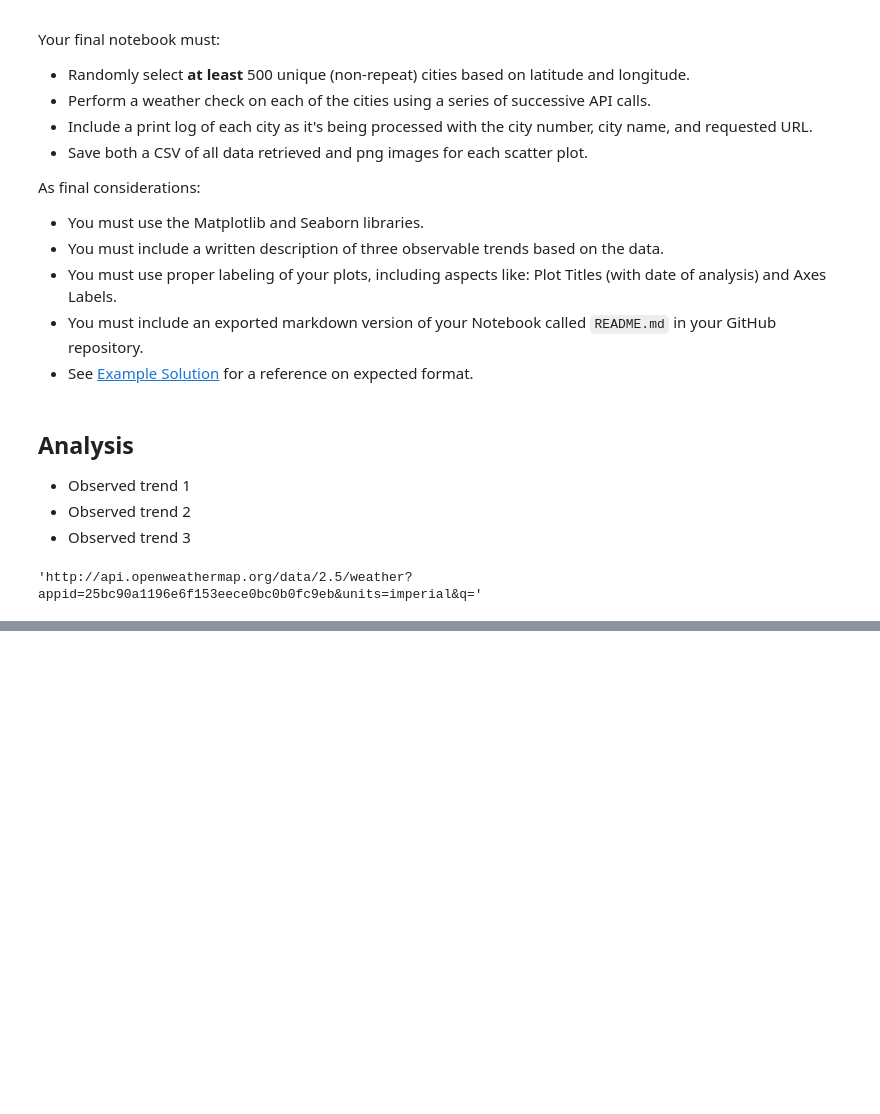
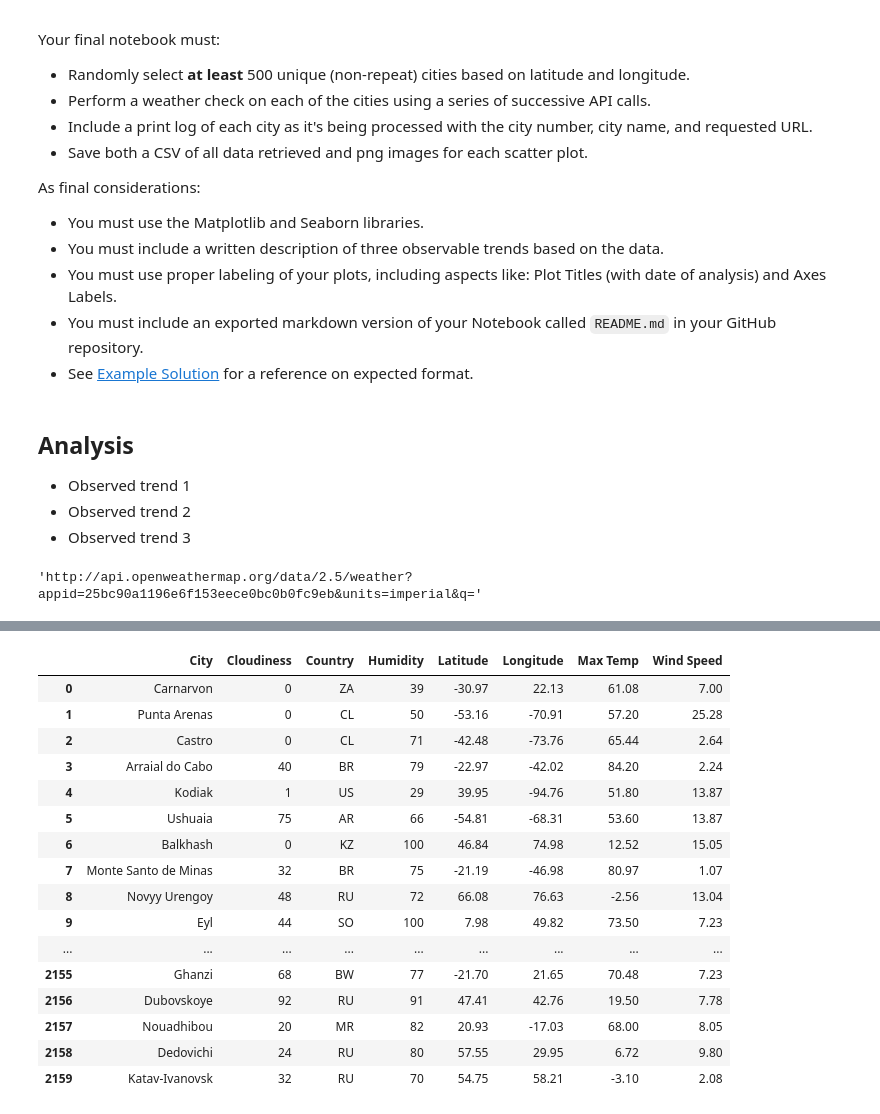
Before and after one commit to nlove21/weather-analysis, a Jupyter notebook: weatherPy.ipynb, the cells around one changed output, grey strips where cells are left out. Cells and saved outputs as stored; diff of their text form; code cells hidden in the pictures; blank space fills up the shorter version.

Commit message:
Fourth Commit
display the data frames

```diff
--- a/weatherPy.ipynb
+++ b/weatherPy.ipynb
@@ -113,0 +129,89 @@ dtype: int64
+# %%
+# setting init lists
+
+lat_data = []
+long_data = []
+temp_data = []
+temp_max = []
+city_data = []
+country = []
+Humi_data = []
+cld_data = []
+wind_data = []
+# %%
+#display the city data frames
+
+for data in weather_json:
+    try:
+        lat1 = data.get("coord").get("lat")
+        lat_data.append(lat1)
+        temp1 = data.get("main").get("temp")
+        temp_data.append(temp1)
+        city1 = data.get("name")
+        city_data.append(city1)
+        country1 = data.get("sys").get("country")
+        country.append(country1)
+        Humi1 = data.get("main").get("humidity")
+        Humi_data.append(Humi1)
+        cld1 = data.get("clouds").get("all")
+        cld_data.append(cld1)
+        wind1 = data.get("wind").get("speed")
+        wind_data.append(wind1)
+        long1 = data.get("coord").get("lon")
+        long_data.append(long1)
+        temp1 = data.get("main").get("temp_max")
+        temp_max.append(temp1)
+
+    except:
+        pass
+
+    continue
+
+for data in weather_json:
+    try:
+        lat1 = data.get("coord").get("lat")
+        lat_data.append(lat1)
+        temp1 = data.get("main").get("temp")
+        temp_data.append(temp1)
+        city1 = data.get("name")
+        city_data.append(city1)
+        country1 = data.get("sys").get("country")
+        country.append(country1)
+        Humi1 = data.get("main").get("humidity")
+        Humi_data.append(Humi1)
+        cld1 = data.get("clouds").get("all")
+        cld_data.append(cld1)
+        wind1 = data.get("wind").get("speed")
+        wind_data.append(wind1)
+        long1 = data.get("coord").get("lon")
+        long_data.append(long1)
+        temp1 = data.get("main").get("temp_max")
+        temp_max.append(temp1)
+
+    except:
+        pass
+
+    continue
+
+weather_dict = {"Latitude": lat_data, "Longitude":long_data, "City":city_data, "Country":country,
+                "Humidity": Humi_data, "Cloudiness":cld_data,"Wind Speed":wind_data, "Max Temp":temp_max}
+weather_df = pd.DataFrame(weather_dict)
+weather_df
+# %% [output]
+|  | City | Cloudiness | Country | Humidity | Latitude | Longitude | Max Temp | Wind Speed |
+| 0 | Carnarvon | 0 | ZA | 39 | -30.97 | 22.13 | 61.08 | 7.00 |
+| 1 | Punta Arenas | 0 | CL | 50 | -53.16 | -70.91 | 57.20 | 25.28 |
+| 2 | Castro | 0 | CL | 71 | -42.48 | -73.76 | 65.44 | 2.64 |
+| 3 | Arraial do Cabo | 40 | BR | 79 | -22.97 | -42.02 | 84.20 | 2.24 |
+| 4 | Kodiak | 1 | US | 29 | 39.95 | -94.76 | 51.80 | 13.87 |
+| 5 | Ushuaia | 75 | AR | 66 | -54.81 | -68.31 | 53.60 | 13.87 |
+| 6 | Balkhash | 0 | KZ | 100 | 46.84 | 74.98 | 12.52 | 15.05 |
+| 7 | Monte Santo de Minas | 32 | BR | 75 | -21.19 | -46.98 | 80.97 | 1.07 |
+| 8 | Novyy Urengoy | 48 | RU | 72 | 66.08 | 76.63 | -2.56 | 13.04 |
+| 9 | Eyl | 44 | SO | 100 | 7.98 | 49.82 | 73.50 | 7.23 |
+| ... | ... | ... | ... | ... | ... | ... | ... | ... |
+| 2155 | Ghanzi | 68 | BW | 77 | -21.70 | 21.65 | 70.48 | 7.23 |
+| 2156 | Dubovskoye | 92 | RU | 91 | 47.41 | 42.76 | 19.50 | 7.78 |
+| 2157 | Nouadhibou | 20 | MR | 82 | 20.93 | -17.03 | 68.00 | 8.05 |
+| 2158 | Dedovichi | 24 | RU | 80 | 57.55 | 29.95 | 6.72 | 9.80 |
+| 2159 | Katav-Ivanovsk | 32 | RU | 70 | 54.75 | 58.21 | -3.10 | 2.08 |
```
Also changed, not shown: parts of 4 cells of this notebook.
